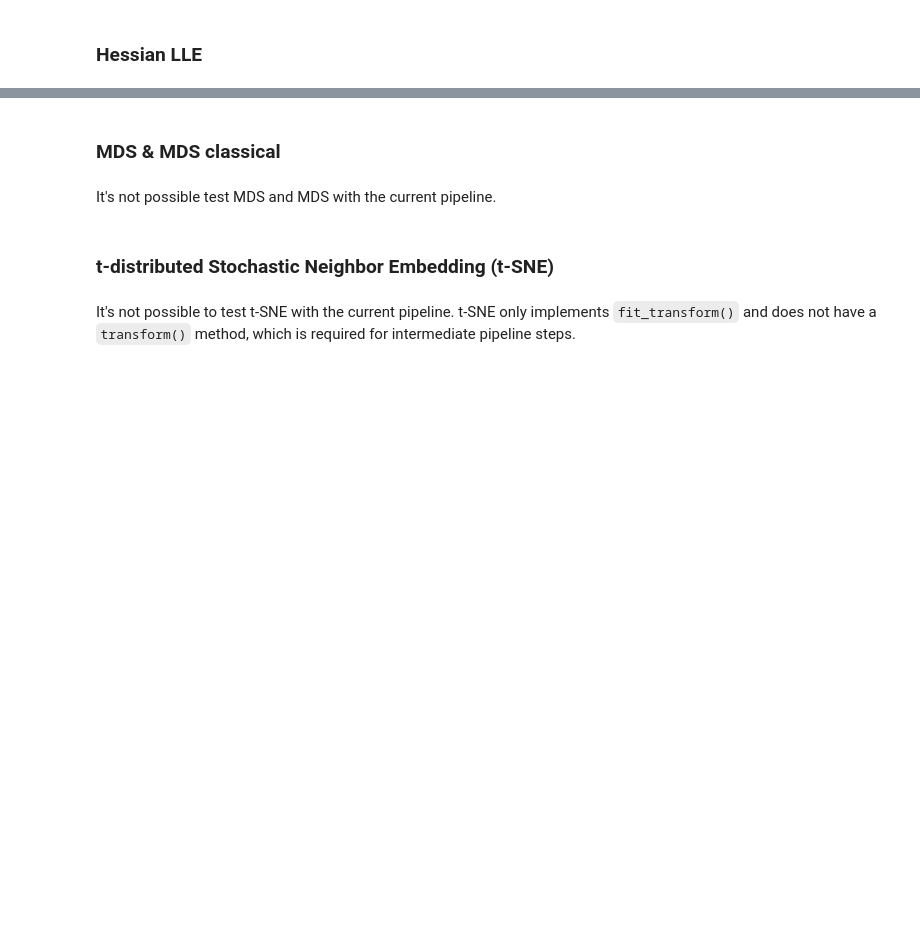
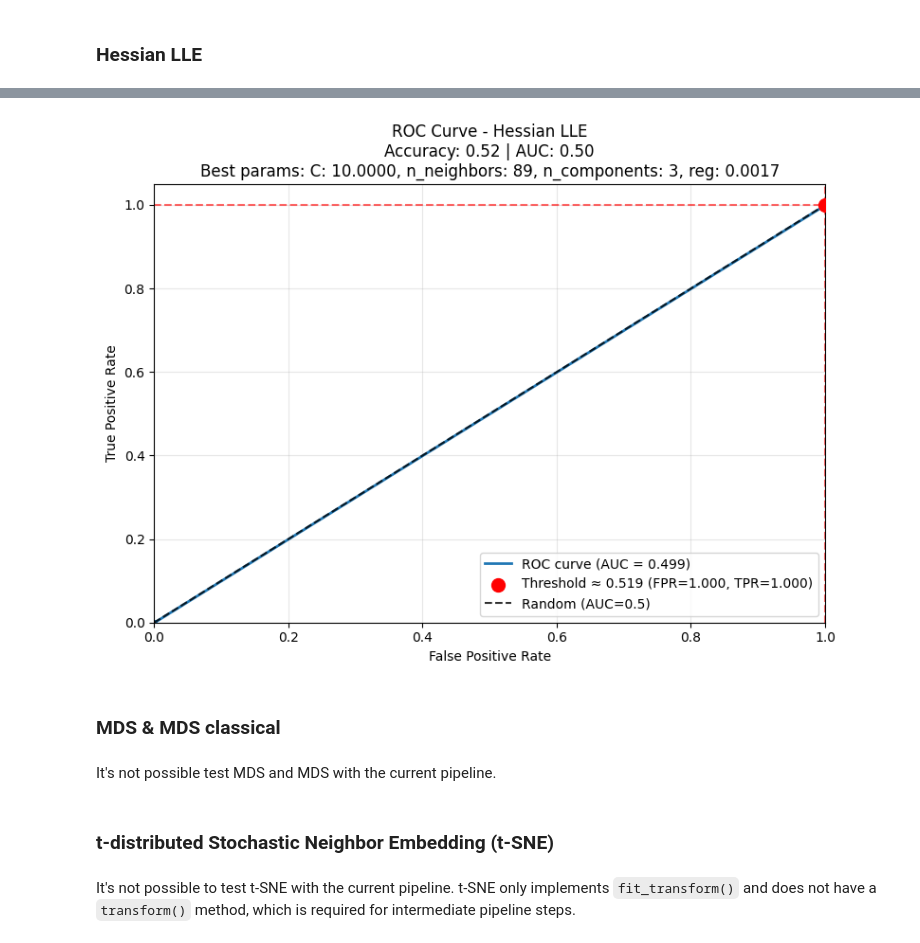
Before and after one commit to davidsmv/MachineLearningPortfolio, a Jupyter notebook: dimensionality_reduction/High_Dimensional_Datascape.ipynb, the cells around one changed output, grey strips where cells are left out. Drawn from its saved outputs; the diff is of its cells as text; code cells hidden in the pictures; blank space fills up the shorter version.

```diff
--- a/dimensionality_reduction/High_Dimensional_Datascape.ipynb
+++ b/dimensionality_reduction/High_Dimensional_Datascape.ipynb
@@ -647,43 +623,55 @@ The next cells tune these parameters with Bayesian search and then train the bes
 # %%
-# from sklearn.manifold import LocallyLinearEmbedding
-# from skopt import BayesSearchCV
-# from skopt.space import Integer, Real
+from sklearn.manifold import LocallyLinearEmbedding
+from skopt import BayesSearchCV
+from skopt.space import Integer, Real
 
-# if should_evaluate(model_name):
-#     # Hessian LLE requires: n_neighbors > n_components * (n_components + 3) / 2
-#     # For n_components=6 (max): need n_neighbors > 27 → floor set to 28
-#     # This guarantees ALL combinations in the search space are valid.
-#     search_spaces = {
-#         'dim_red__n_neighbors': Integer(28, 60),
-#         'dim_red__n_components': Integer(2, 6),
-#         'dim_red__reg': Real(1e-4, 1e-1, prior='log-uniform')
-#     }
+model_name = "Hessian LLE"
 
-#     opt = BayesSearchCV(
-#         get_pipeline(LocallyLinearEmbedding(
-#             method='hessian',
-#             eigen_solver='dense',  # to avoid convergence issues with sparse solver
-#             n_jobs=-1, random_state=42
-#             )),
-#         search_spaces,
-#         n_iter=20,
-#         cv=3,
-#         scoring='accuracy',
-#         n_jobs=-1,
-#         random_state=42,
-#         verbose=1
-#     )
+if should_evaluate(model_name):
+    # Hessian LLE requires: n_neighbors > n_components * (n_components + 3) / 2
+    # For n_components=6 (max): need n_neighbors > 27 → floor set to 28
+    # This guarantees ALL combinations in the search space are valid.
+    search_spaces = {
+        'clf__C': Real(1e-4, 10, prior='log-uniform'),
+        'dim_red__n_neighbors': Integer(28, 100),
+        'dim_red__n_components': Integer(2, 6),
+        'dim_red__reg': Real(1e-4, 1e-1, prior='log-uniform')
+    }
 
-#     opt.fit(X_train, y_train)
-#     print("Best parameters:", opt.best_params_)
-#     print("Best Accuracy:", opt.best_score_)
+    opt = BayesSearchCV(
+        get_pipeline(LocallyLinearEmbedding(
+            method='hessian',
+            eigen_solver='dense',  # to avoid convergence issues with sparse solver
+            n_jobs=-1, random_state=42
+            )),
+        search_spaces,
+        n_iter=210,
+        cv=3,
+        scoring='accuracy',
+        n_jobs=-1,
+        random_state=42,
+        verbose=1
+    )
 
-#     # Save parameters
-#     n_neighbors = opt.best_params_['dim_red__n_neighbors']
-#     n_components = opt.best_params_['dim_red__n_components']
-#     reg = opt.best_params_['dim_red__reg']
-# else:
-#     print("Best parameters: OrderedDict([('dim_red__n_components', 4),"
-#         "('dim_red__n_neighbors', 51), ('dim_red__reg', 0.06289324408100383)])" \
-#         "Best Accuracy: 0.5190615835777126"
-#     )
+    opt.fit(X_train, y_train)
+    print("Best parameters:", opt.best_params_)
+    print("Best Accuracy:", opt.best_score_)
+
+    best_hyperparameter = {
+        "C": opt.best_params_['clf__C'],
+        "n_neighbors": opt.best_params_['dim_red__n_neighbors'],
+        "n_components": opt.best_params_['dim_red__n_components'],
+        "reg": opt.best_params_['dim_red__reg']
+    }
+
+    y_pred = opt.predict(X_test)
+    y_score = opt.predict_proba(X_test)[:,1]
+    evaluate_and_save_results(
+        model_name, y_test, y_pred, y_score, best_hyperparameter
+    )
+    plot_model(model_name)
+
+else:
+    print(f"Results for '{model_name}' already exist. Loading and plotting...")
+    plot_model(model_name)
+# %% [output]
@@ -689,0 +695 @@ The next cells tune these parameters with Bayesian search and then train the bes
+[figure, added]
```
Also changed, not shown: parts of 16 cells of this notebook, 1 other file.
